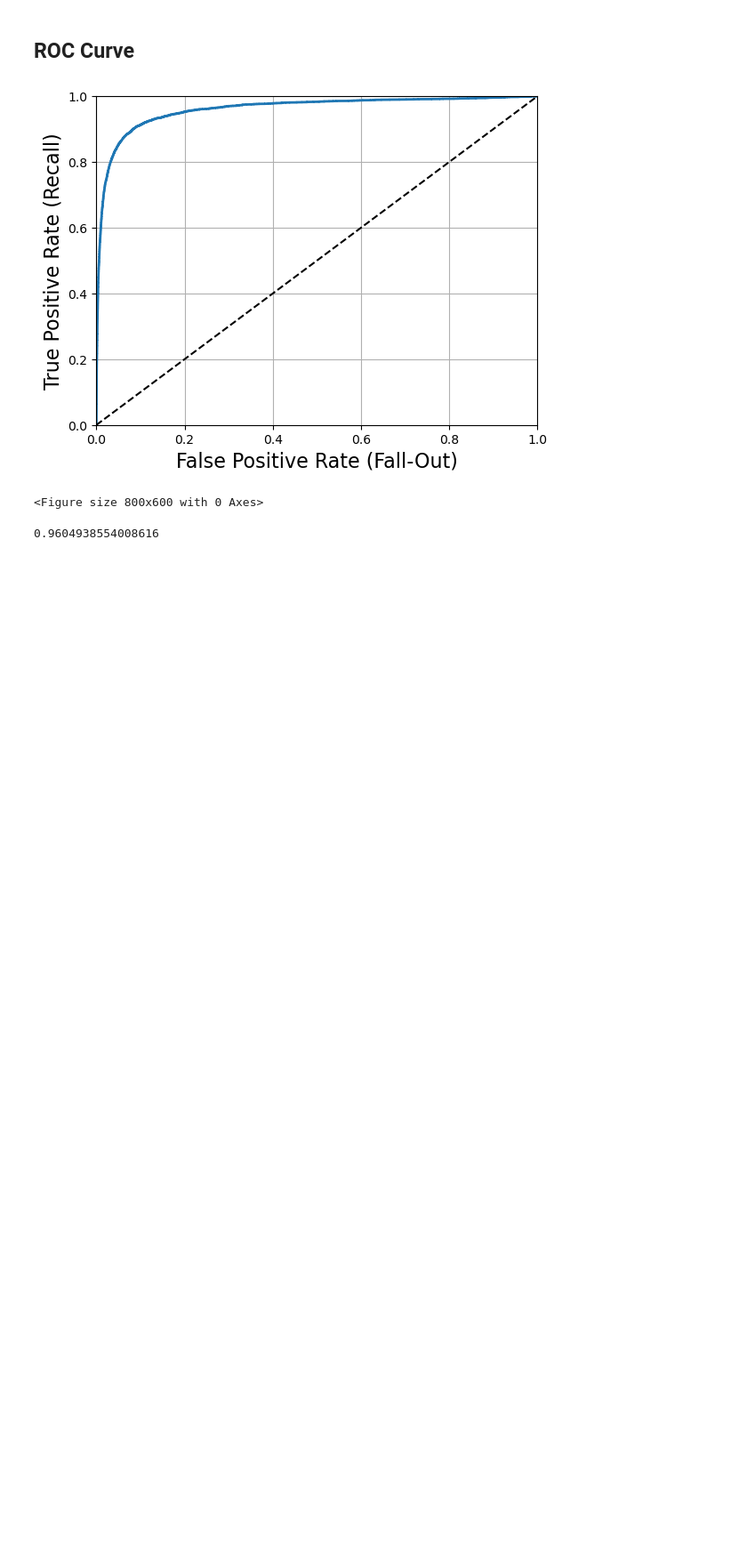
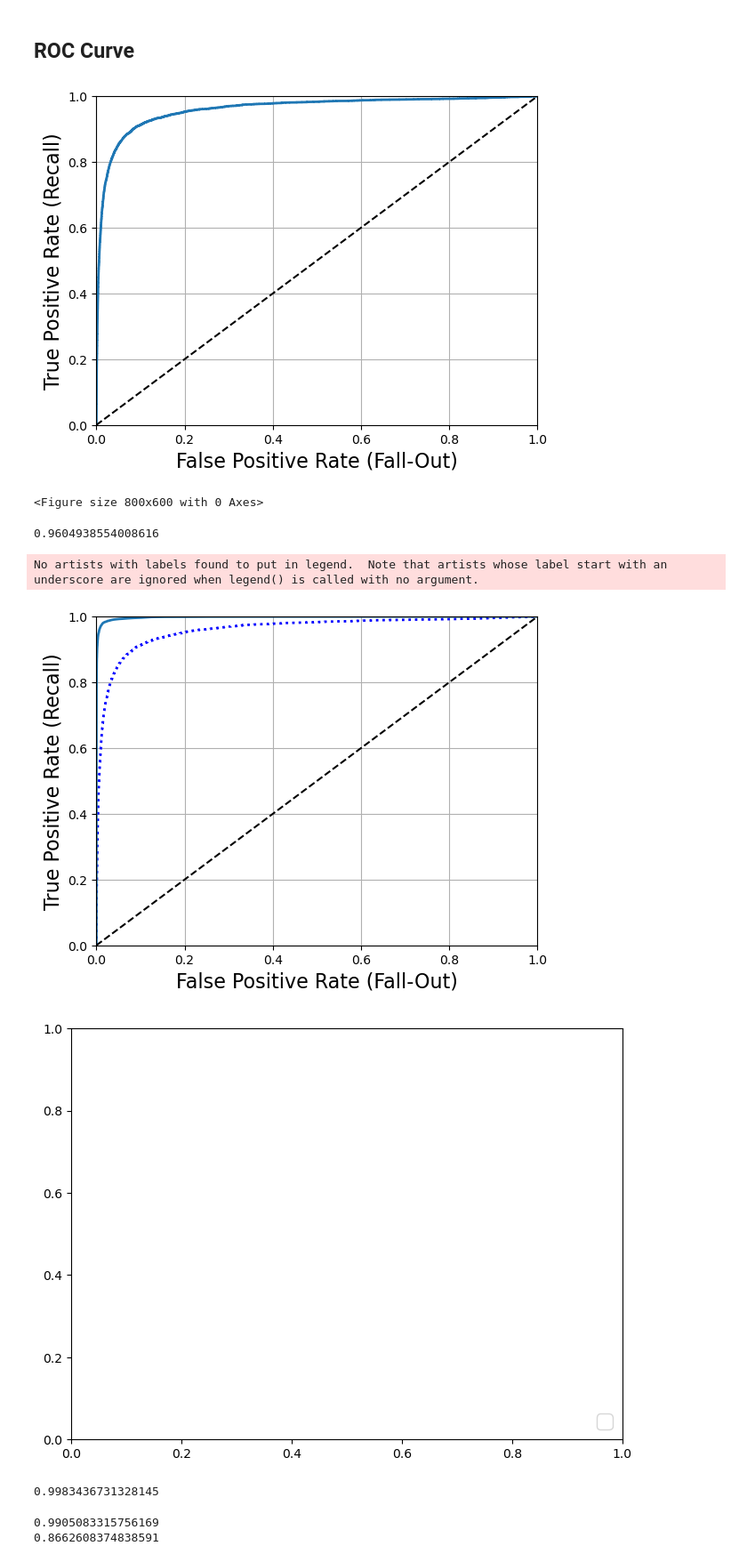
Before and after one commit to adameadows/Hands-on_ML_book_Adam, a Jupyter notebook: Chapter 3/Chapter 3.ipynb, the cells around one changed output. Shown at 89% size. Drawn from its saved outputs; the diff is of its cells as text; code cells hidden in the pictures; blank space fills up the shorter version.

```diff
--- a/Chapter 3/Chapter 3.ipynb
+++ b/Chapter 3/Chapter 3.ipynb
@@ -291,3 +291,42 @@ from sklearn.metrics import roc_auc_score
 roc_auc_score(y_train_5, y_scores) # compute the area under the curve (AUC)
 # %% [output]
 0.9604938554008616
+# %%
+from sklearn.ensemble import RandomForestClassifier
+
+forest_clf = RandomForestClassifier(random_state=42) # create a new classifier instance
+
+# This step takes a forest_clf instance and calls its fit() method, passing it the training data and the training targets in a CV fashion
+# The method takes care of training all the trees in the forest using the training set (X_train) and the corresponding training targets (y_train_5)
+# Returns an array containing a row per instance and a column per class (0=not 5, 1=5) containing the probability that the given instance belongs to the given class
+y_probas_forest = cross_val_predict(forest_clf, X_train, y_train_5, cv=3,
+                                    method="predict_proba")
+# %%
+y_scores_forest = y_probas_forest[:, 1] # score = probability of positive class
+fpr_forest, tpr_forest, thresholds_forest = roc_curve(y_train_5,y_scores_forest) # compute the TPR and FPR for various threshold values
+# %%
+plt.plot(fpr, tpr, "b:", linewidth=2, label="SGD") # plot the SGD ROC curve
+plot_roc_curve(fpr_forest, tpr_forest, "Random Forest") # plot the Random Forest ROC curve
+# add legend, axis label and grid
+# .legend(loc="lower right", fontsize=16)
+
+
+plt.show()
+# %% [output]
+No artists with labels found to put in legend.  Note that artists whose label start with an underscore are ignored when legend() is called with no argument.
+[figure, added]
+[figure, added]
+# %%
+# output the AUC score
+print(roc_auc_score(y_train_5, y_scores_forest))
+# %% [output]
+0.9983436731328145
+# %%
+
+# output the precision and recall scores
+y_train_pred_forest = cross_val_predict(forest_clf, X_train, y_train_5, cv=3)
+print(precision_score(y_train_5, y_train_pred_forest)) # 99.0% precision: 99% of the positive predictions are correct
+print(recall_score(y_train_5, y_train_pred_forest)) # 86.6% recall: 86.6% of the positive cases are identified
+# %% [output]
+0.9905083315756169
+0.8662608374838591
```
Also changed, not shown: parts of 5 cells of this notebook.
